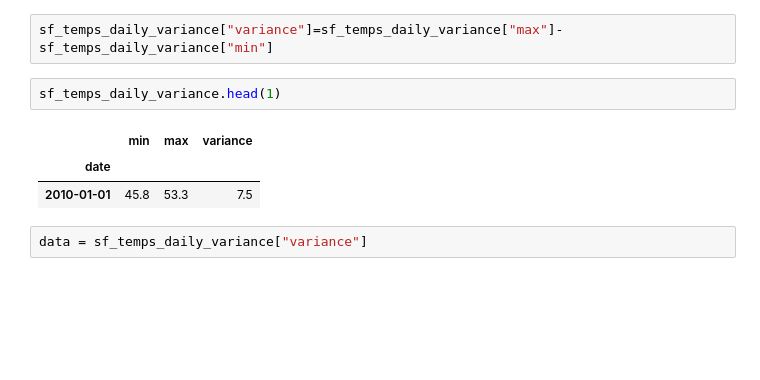
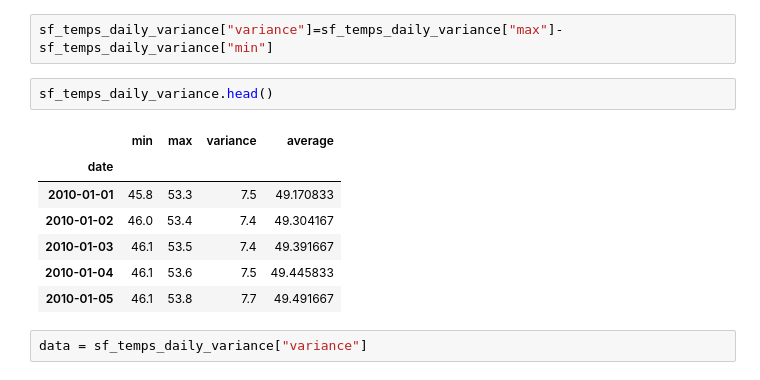
Before and after one commit to manuelparra1/time-series-exercises, a Jupyter notebook: vega_dataset.ipynb, the cells around one changed output. Cells and saved outputs as stored; diff of their text form; blank space fills up the shorter version.

```diff
--- a/vega_dataset.ipynb
+++ b/vega_dataset.ipynb
@@ -156,11 +160,15 @@ sf_temps_daily_variance["max"]=sf_temps_daily_max_temp
 # %%
 sf_temps_daily_variance["variance"]=sf_temps_daily_variance["max"]-sf_temps_daily_variance["min"]
 # %%
-sf_temps_daily_variance.head(1)
+sf_temps_daily_variance.head()
 # %% [output]
-|  | min | max | variance |
-| date |  |  |  |
-| 2010-01-01 | 45.8 | 53.3 | 7.5 |
+|  | min | max | variance | average |
+| date |  |  |  |  |
+| 2010-01-01 | 45.8 | 53.3 | 7.5 | 49.170833 |
+| 2010-01-02 | 46.0 | 53.4 | 7.4 | 49.304167 |
+| 2010-01-03 | 46.1 | 53.5 | 7.4 | 49.391667 |
+| 2010-01-04 | 46.1 | 53.6 | 7.5 | 49.445833 |
+| 2010-01-05 | 46.1 | 53.8 | 7.7 | 49.491667 |
 # %%
 data = sf_temps_daily_variance["variance"]
 # %%
```
Also changed, not shown: parts of 22 cells of this notebook, 4 other files.
